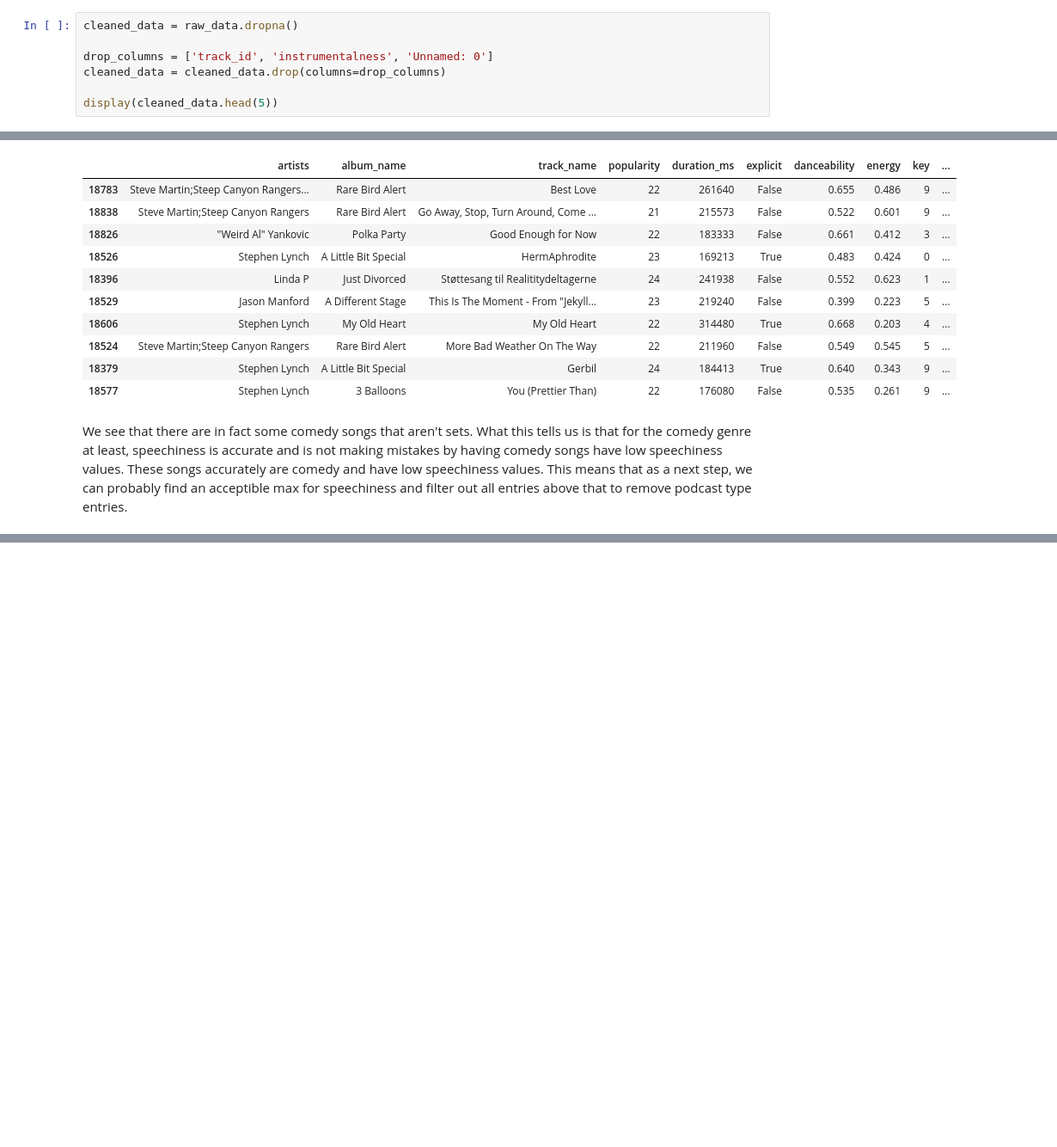
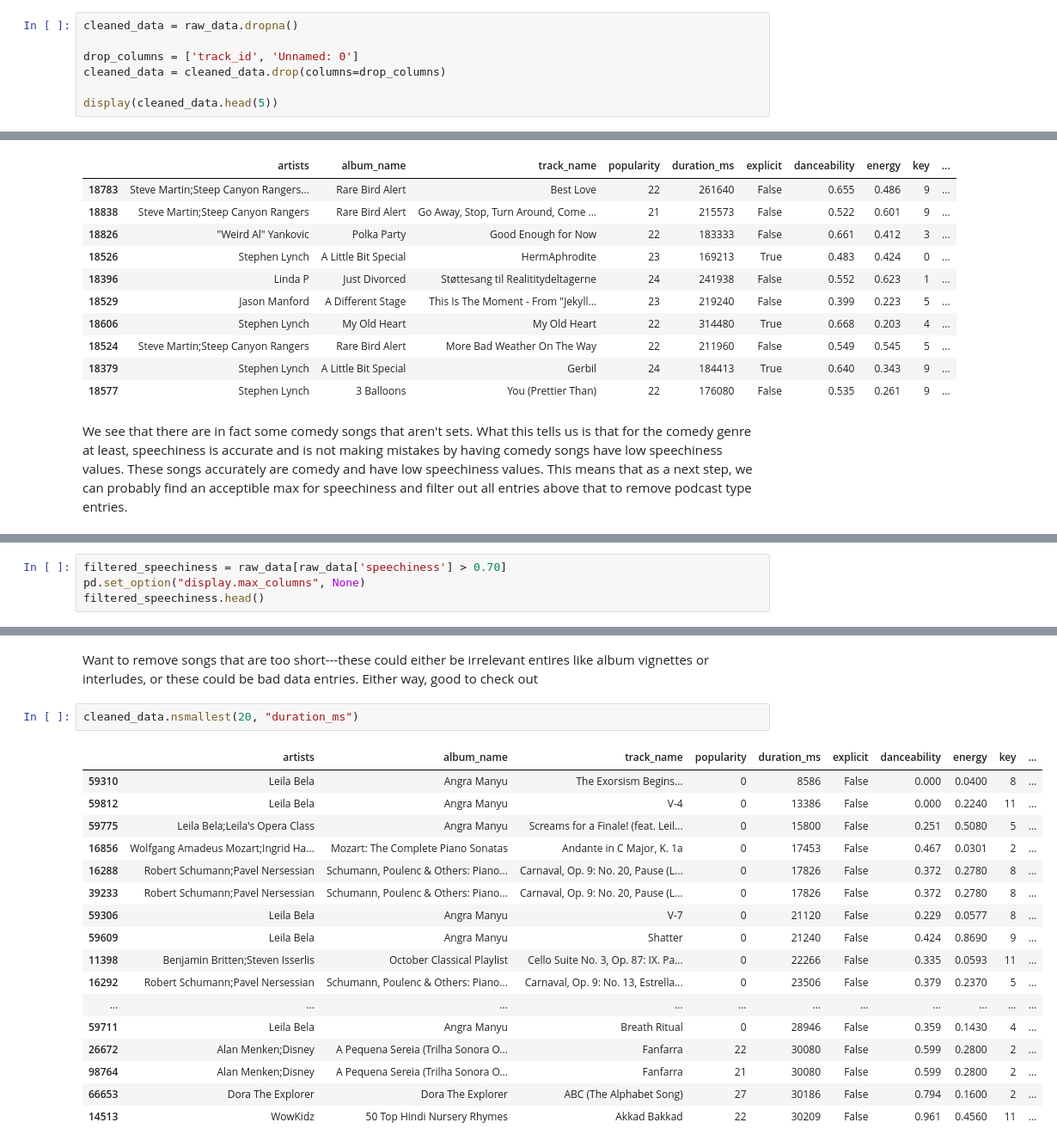
Before and after one commit to will-mccormack/CS-M148-Proj, a Jupyter notebook: Week_2_Spotify_Data_Cleaning_and_EDA.ipynb, the cells around one changed output, grey strips where cells are left out. Shown at 86% size. Saved outputs shown, nothing was run; the diff lists cells and outputs as text; blank space fills up the shorter version.

Commit message:
Added more cleaning logic and suggested variables to explore

```diff
--- a/Week_2_Spotify_Data_Cleaning_and_EDA.ipynb
+++ b/Week_2_Spotify_Data_Cleaning_and_EDA.ipynb
@@ -134,7 +143,7 @@ We can see that very few rows are missing data from columns. We will remove thes
 # %%
 cleaned_data = raw_data.dropna()
 
-drop_columns = ['track_id', 'instrumentalness', 'Unnamed: 0']
+drop_columns = ['track_id', 'Unnamed: 0']
 cleaned_data = cleaned_data.drop(columns=drop_columns)
 
 display(cleaned_data.head(5))
@@ -182,0 +223,4 @@ We see that there are in fact some comedy songs that aren't sets. What this tell
+# %%
+filtered_speechiness = raw_data[raw_data['speechiness'] > 0.70]
+pd.set_option("display.max_columns", None)
+filtered_speechiness.head()
@@ -182,0 +234,22 @@ We see that there are in fact some comedy songs that aren't sets. What this tell
+# %% [markdown]
+Want to remove songs that are too short---these could either be irrelevant entires like album vignettes or interludes, or these could be bad data entries. Either way, good to check out
+# %%
+cleaned_data.nsmallest(20, "duration_ms")
+# %% [output]
+|  | artists | album_name | track_name | popularity | duration_ms | explicit | danceability | energy | key | ... |
+| 59310 | Leila Bela | Angra Manyu | The Exorsism Begins... | 0 | 8586 | False | 0.000 | 0.0400 | 8 | ... |
+| 59812 | Leila Bela | Angra Manyu | V-4 | 0 | 13386 | False | 0.000 | 0.2240 | 11 | ... |
+| 59775 | Leila Bela;Leila's Opera Class | Angra Manyu | Screams for a Finale! (feat. Leil... | 0 | 15800 | False | 0.251 | 0.5080 | 5 | ... |
+| 16856 | Wolfgang Amadeus Mozart;Ingrid Ha... | Mozart: The Complete Piano Sonatas | Andante in C Major, K. 1a | 0 | 17453 | False | 0.467 | 0.0301 | 2 | ... |
+| 16288 | Robert Schumann;Pavel Nersessian | Schumann, Poulenc & Others: Piano... | Carnaval, Op. 9: No. 20, Pause (L... | 0 | 17826 | False | 0.372 | 0.2780 | 8 | ... |
+| 39233 | Robert Schumann;Pavel Nersessian | Schumann, Poulenc & Others: Piano... | Carnaval, Op. 9: No. 20, Pause (L... | 0 | 17826 | False | 0.372 | 0.2780 | 8 | ... |
+| 59306 | Leila Bela | Angra Manyu | V-7 | 0 | 21120 | False | 0.229 | 0.0577 | 8 | ... |
+| 59609 | Leila Bela | Angra Manyu | Shatter | 0 | 21240 | False | 0.424 | 0.8690 | 9 | ... |
+| 11398 | Benjamin Britten;Steven Isserlis | October Classical Playlist | Cello Suite No. 3, Op. 87: IX. Pa... | 0 | 22266 | False | 0.335 | 0.0593 | 11 | ... |
+| 16292 | Robert Schumann;Pavel Nersessian | Schumann, Poulenc & Others: Piano... | Carnaval, Op. 9: No. 13, Estrella... | 0 | 23506 | False | 0.379 | 0.2370 | 5 | ... |
+| ... | ... | ... | ... | ... | ... | ... | ... | ... | ... | ... |
+| 59711 | Leila Bela | Angra Manyu | Breath Ritual | 0 | 28946 | False | 0.359 | 0.1430 | 4 | ... |
+| 26672 | Alan Menken;Disney | A Pequena Sereia (Trilha Sonora O... | Fanfarra | 22 | 30080 | False | 0.599 | 0.2800 | 2 | ... |
+| 98764 | Alan Menken;Disney | A Pequena Sereia (Trilha Sonora O... | Fanfarra | 21 | 30080 | False | 0.599 | 0.2800 | 2 | ... |
+| 66653 | Dora The Explorer | Dora The Explorer | ABC (The Alphabet Song) | 27 | 30186 | False | 0.794 | 0.1600 | 2 | ... |
+| 14513 | WowKidz | 50 Top Hindi Nursery Rhymes | Akkad Bakkad | 22 | 30209 | False | 0.961 | 0.4560 | 11 | ... |
```
Also changed, not shown: parts of 19 cells of this notebook.
